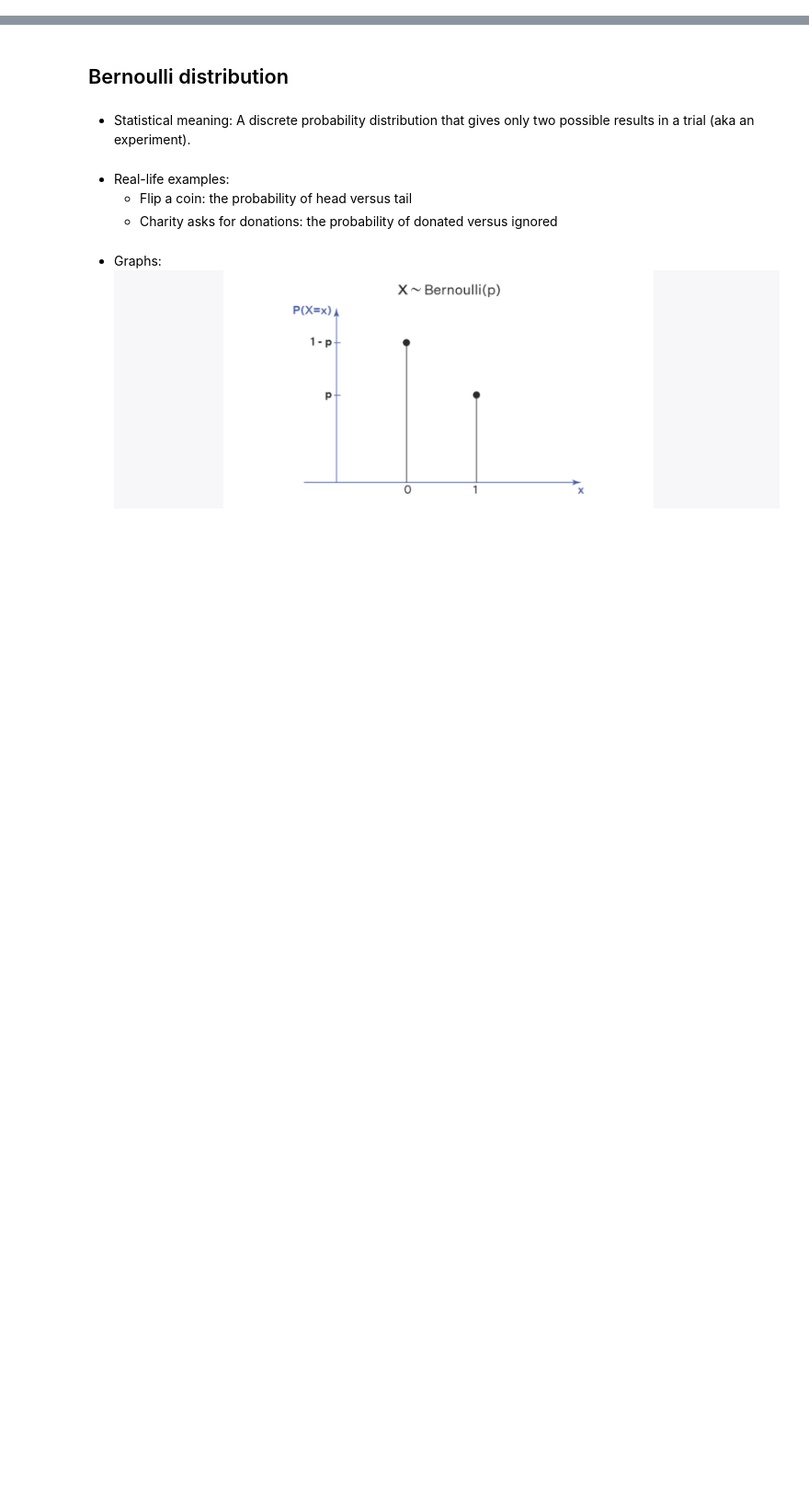
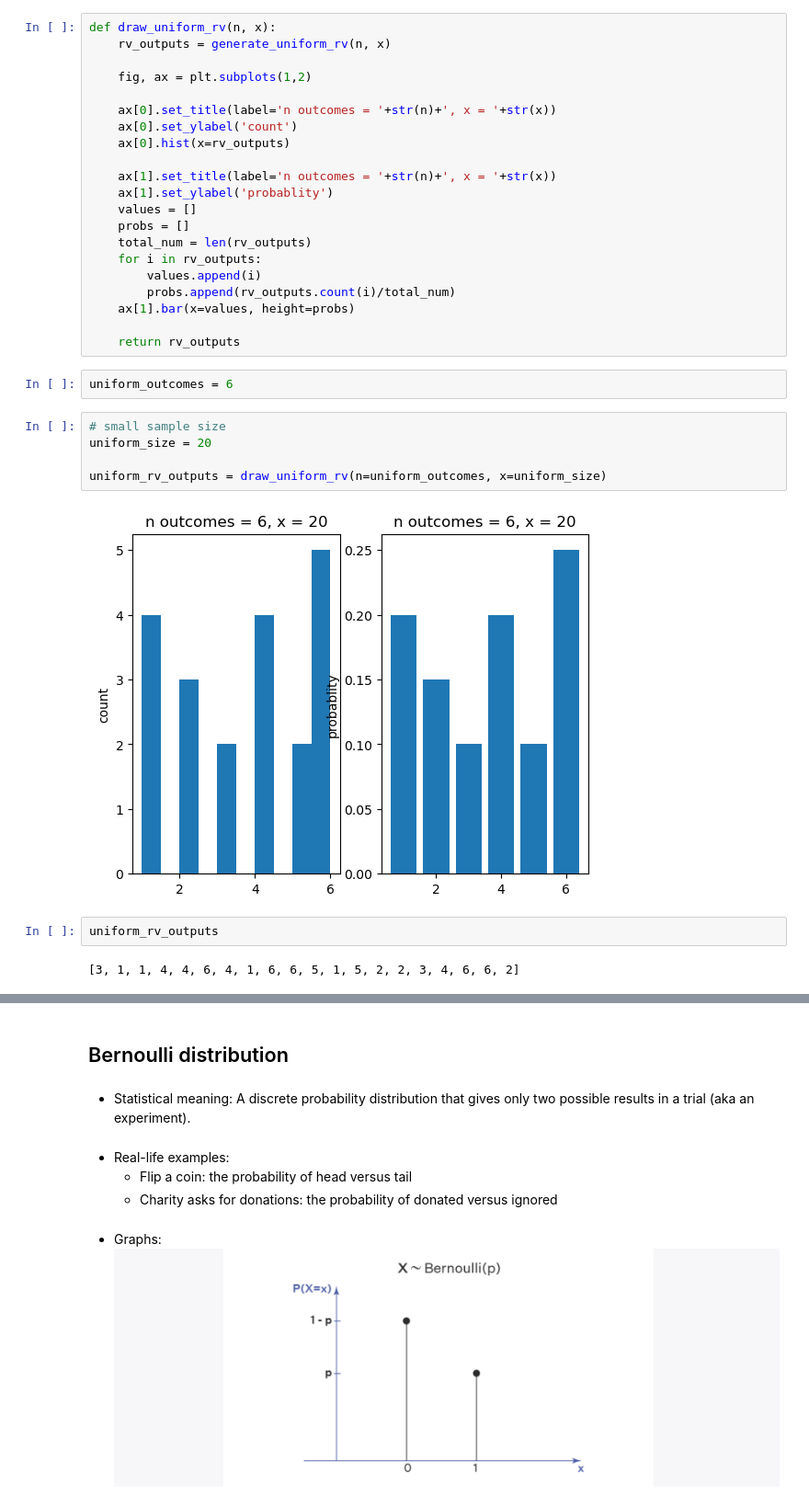
Before and after one commit to kellychin79/random_variate_generation, a Jupyter notebook: random_variate_generation.ipynb, the cells around one changed output, grey strips where cells are left out. Shown at 92% size. Cells and saved outputs as stored; diff of their text form; blank space fills up the shorter version.

```diff
--- a/random_variate_generation.ipynb
+++ b/random_variate_generation.ipynb
@@ -4,0 +40,34 @@ import math
+# %%
+def draw_uniform_rv(n, x):
+    rv_outputs = generate_uniform_rv(n, x)
+
+    fig, ax = plt.subplots(1,2)
+
+    ax[0].set_title(label='n outcomes = '+str(n)+', x = '+str(x))
+    ax[0].set_ylabel('count')
+    ax[0].hist(x=rv_outputs)
+
+    ax[1].set_title(label='n outcomes = '+str(n)+', x = '+str(x))
+    ax[1].set_ylabel('probablity')
+    values = []
+    probs = []
+    total_num = len(rv_outputs)
+    for i in rv_outputs:
+        values.append(i)
+        probs.append(rv_outputs.count(i)/total_num)
+    ax[1].bar(x=values, height=probs)
+
+    return rv_outputs
+# %%
+uniform_outcomes = 6
+# %%
+# small sample size
+uniform_size = 20
+
+uniform_rv_outputs = draw_uniform_rv(n=uniform_outcomes, x=uniform_size)
+# %% [output]
+[figure, added]
+# %%
+uniform_rv_outputs
+# %% [output]
+[3, 1, 1, 4, 4, 6, 4, 1, 6, 6, 5, 1, 5, 2, 2, 3, 4, 6, 6, 2]
```
Also changed, not shown: parts of 30 cells of this notebook, 1 other file.
